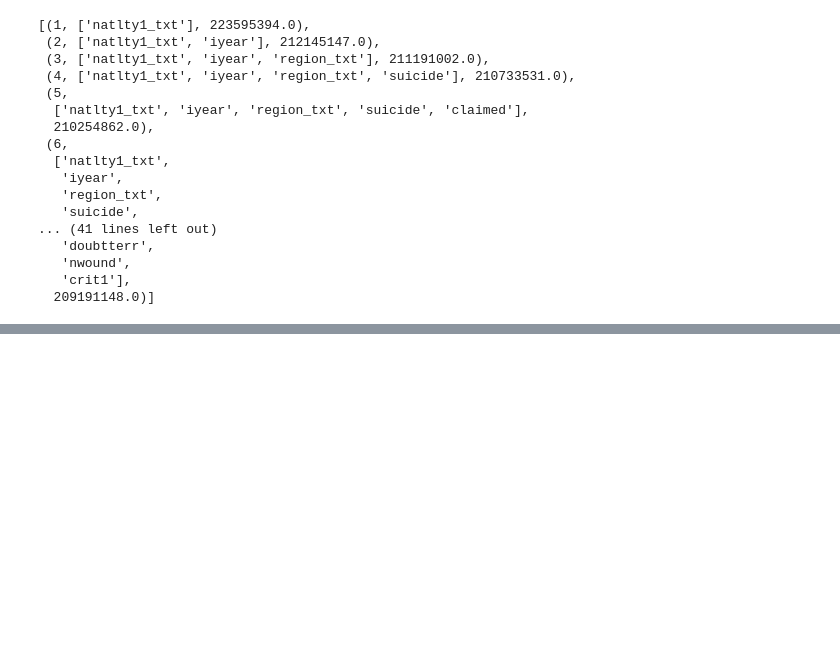
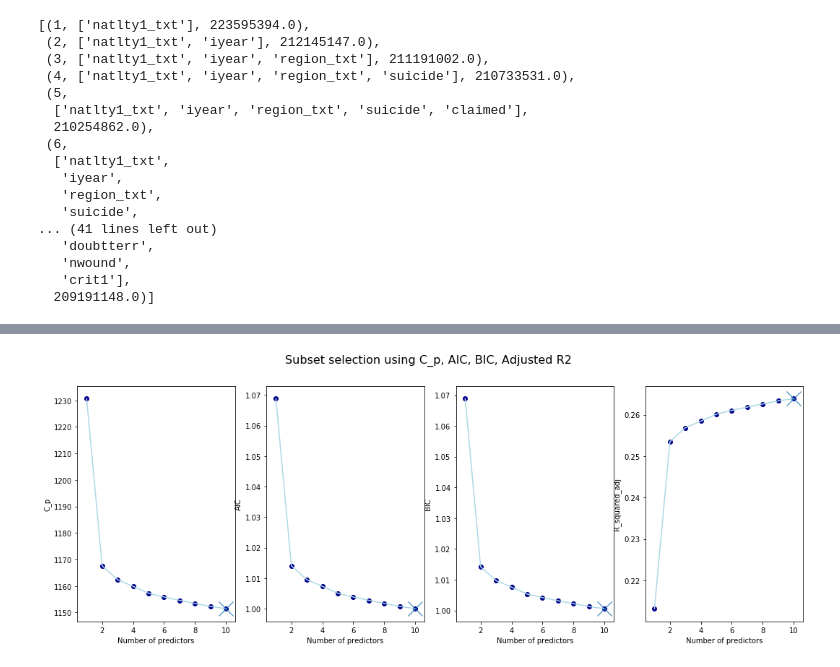
Before and after one commit to aghapygad336/MENA, a Jupyter notebook: MENA.ipynb, the cells around one changed output, grey strips where cells are left out. Cells and saved outputs as stored; diff of their text form; code cells hidden in the pictures; blank space fills up the shorter version.

```diff
--- a/MENA.ipynb
+++ b/MENA.ipynb
@@ -91,6 +76,8 @@ for i in range(1,k+1):
 print('Forward stepwise subset selection')
 print('Number of features |', 'Features |', 'RSS')
 display([(i,features_list[i], round(RSS_list[i])) for i in range(1,11)])
+df1 = pd.concat([pd.DataFrame({'features':features_list}),pd.DataFrame({'RSS':RSS_list, 'R_squared': R_squared_list})], axis=1, join='inner')
+df1['numb_features'] = df1.index
 # %% [output]
 Forward stepwise subset selection
 Number of features | Features | RSS
@@ -111,3 +98,15 @@ Number of features | Features | RSS
    'nwound',
    'crit1'],
   209191148.0)]
+# %%
+#Initializing useful variables
+m = len(Y)
+p = 11
+hat_sigma_squared = (1/(m - p -1)) * min(df1['RSS'])
+
+#Computing
+df1['C_p'] = (1/m) * (df1['RSS'] + 2 * df1['numb_features'] * hat_sigma_squared )
+df1['AIC'] = (1/(m*hat_sigma_squared)) * (df1['RSS'] + 2 * df1['numb_features'] * hat_sigma_squared )
+df1['BIC'] = (1/(m*hat_sigma_squared)) * (df1['RSS'] +  np.log(m) * df1['numb_features'] * hat_sigma_squared )
+df1['R_squared_adj'] = 1 - ( (1 - df1['R_squared'])*(m-1)/(m-df1['numb_features'] -1))
+df1
@@ -113,0 +125,22 @@ Number of features | Features | RSS
+# %%
+
+import matplotlib.pyplot as plt
+
+variables = ['C_p', 'AIC','BIC','R_squared_adj']
+fig = plt.figure(figsize = (18,6))
+
+for i,v in enumerate(variables):
+    ax = fig.add_subplot(1, 4, i+1)
+    ax.plot(df1['numb_features'],df1[v], color = 'lightblue')
+    ax.scatter(df1['numb_features'],df1[v], color = 'darkblue')
+    if v == 'R_squared_adj':
+        ax.plot(df1[v].idxmax(),df1[v].max(), marker = 'x', markersize = 20)
+    else:
+        ax.plot(df1[v].idxmin(),df1[v].min(), marker = 'x', markersize = 20)
+    ax.set_xlabel('Number of predictors')
+    ax.set_ylabel(v)
+
+fig.suptitle('Subset selection using C_p, AIC, BIC, Adjusted R2', fontsize = 16)
+plt.show()
+# %% [output]
+[figure, added]
```
Also changed, not shown: parts of 4 cells of this notebook.
